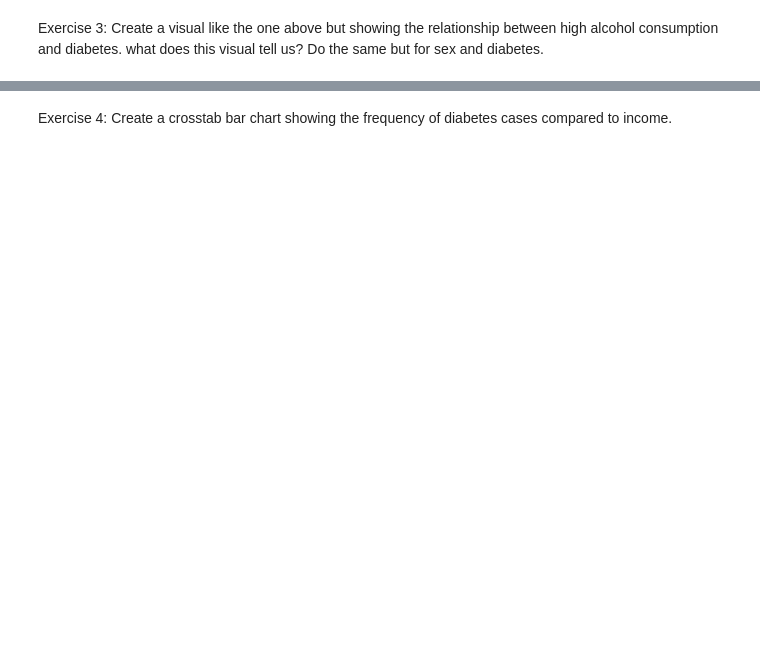
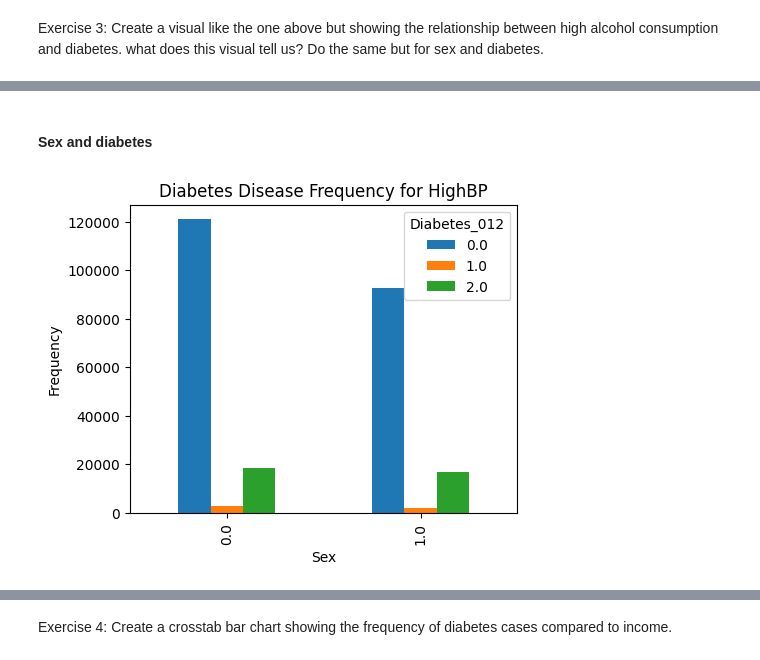
Before and after one commit to gabrielbattcock/deep_learning, a Jupyter notebook: Deep Learning Day 1/Practical_1.ipynb, the cells around one changed output, grey strips where cells are left out. Saved outputs shown, nothing was run; the diff lists cells and outputs as text; code cells hidden in the pictures; blank space fills up the shorter version.

```diff
--- a/Deep Learning Day 1/Practical_1.ipynb
+++ b/Deep Learning Day 1/Practical_1.ipynb
@@ -60,2 +140,13 @@ Exercise 3: Create a visual like the one above but showing the relationship betw
+# %% [markdown]
+#### Sex and diabetes
+# %%
+pd.crosstab(data.Sex,data.Diabetes_012).plot(kind="bar",figsize=(5,4))
+
+plt.title('Diabetes Disease Frequency for HighBP')
+plt.xlabel("Sex")
+plt.ylabel('Frequency')
+plt.show()
+# %% [output]
+[figure, added]
 # %%
 #look at a continuous variable like age and its relation to diabetes
```
Also changed, not shown: parts of 13 cells of this notebook.
